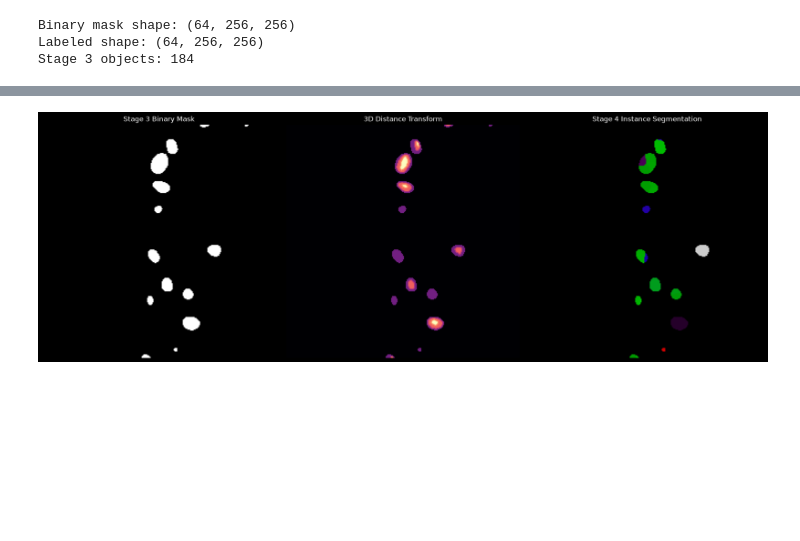
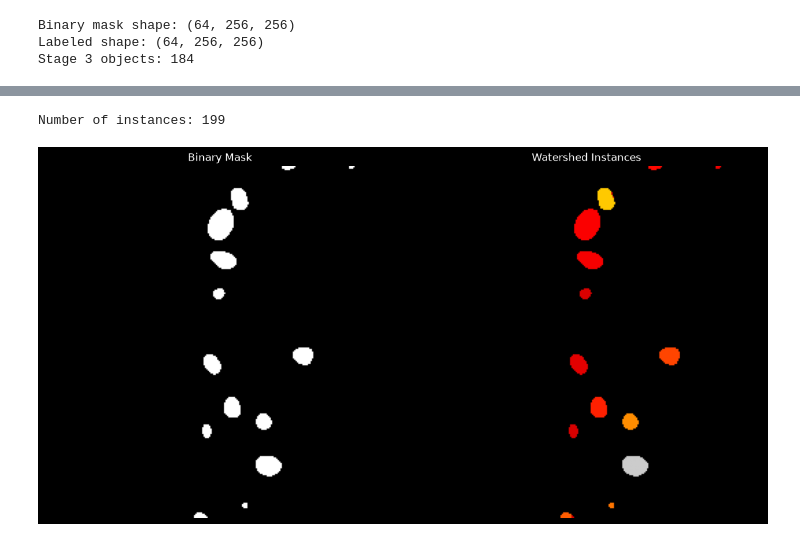
Before and after one commit to RJKRanathunga/stirnet-3d-cell-tracking, a Jupyter notebook: notebooks/04_instance_segmentation.ipynb, the cells around one changed output, grey strips where cells are left out. Saved outputs shown, nothing was run; the diff lists cells and outputs as text; code cells hidden in the pictures; blank space fills up the shorter version.

Commit message:
feat: implement instance segmentation and cell detection pipeline

```diff
--- a/notebooks/04_instance_segmentation.ipynb
+++ b/notebooks/04_instance_segmentation.ipynb
@@ -254,0 +139,9 @@ Number of instances: 254
+# %%
+from skimage.morphology import h_maxima
+
+h = 0.5
+
+hmax = h_maxima(
+    distance_smooth,
+    h=h,
+)
@@ -255,43 +175,30 @@ Number of instances: 254
+# %%
+from skimage.segmentation import watershed
+
+instance_labels = watershed(
+    -distance_smooth,      # Flood from highest distance values
+    markers=markers,       # Our labeled markers
+    mask=binary_mask,      # Stay inside foreground
+)
+
+print("Number of instances:", instance_labels.max())
+# %% [output]
+Number of instances: 199
 # %%
-z = 32
+z = instance_labels.shape[0] // 2
 
-fig, axes = plt.subplots(
-    1,
-    3,
-    figsize=(18, 6),
-)
+fig, ax = plt.subplots(1, 2, figsize=(12, 6))
 
-axes[0].imshow(
-    binary_mask[z],
-    cmap="gray",
-)
+ax[0].imshow(binary_mask[z], cmap="gray")
+ax[0].set_title("Binary Mask")
 
-axes[0].set_title(
-    "Stage 3 Binary Mask"
-)
+ax[1].imshow(instance_labels[z], cmap="nipy_spectral")
+ax[1].set_title("Watershed Instances")
 
-axes[1].imshow(
-    distance[z],
-    cmap="magma",
-)
-
-axes[1].set_title(
-    "3D Distance Transform"
-)
-
-axes[2].imshow(
-    instance_labels[z],
-    cmap="nipy_spectral",
-)
-
-axes[2].set_title(
-    "Stage 4 Instance Segmentation"
-)
-
-for ax in axes:
-    ax.axis("off")
+for a in ax:
+    a.axis("off")
 
 plt.tight_layout()
 plt.show()
 # %% [output]
-[figure, old version]
+[figure, new version]
```
Also changed, not shown: parts of 37 cells of this notebook, 3 other files.
